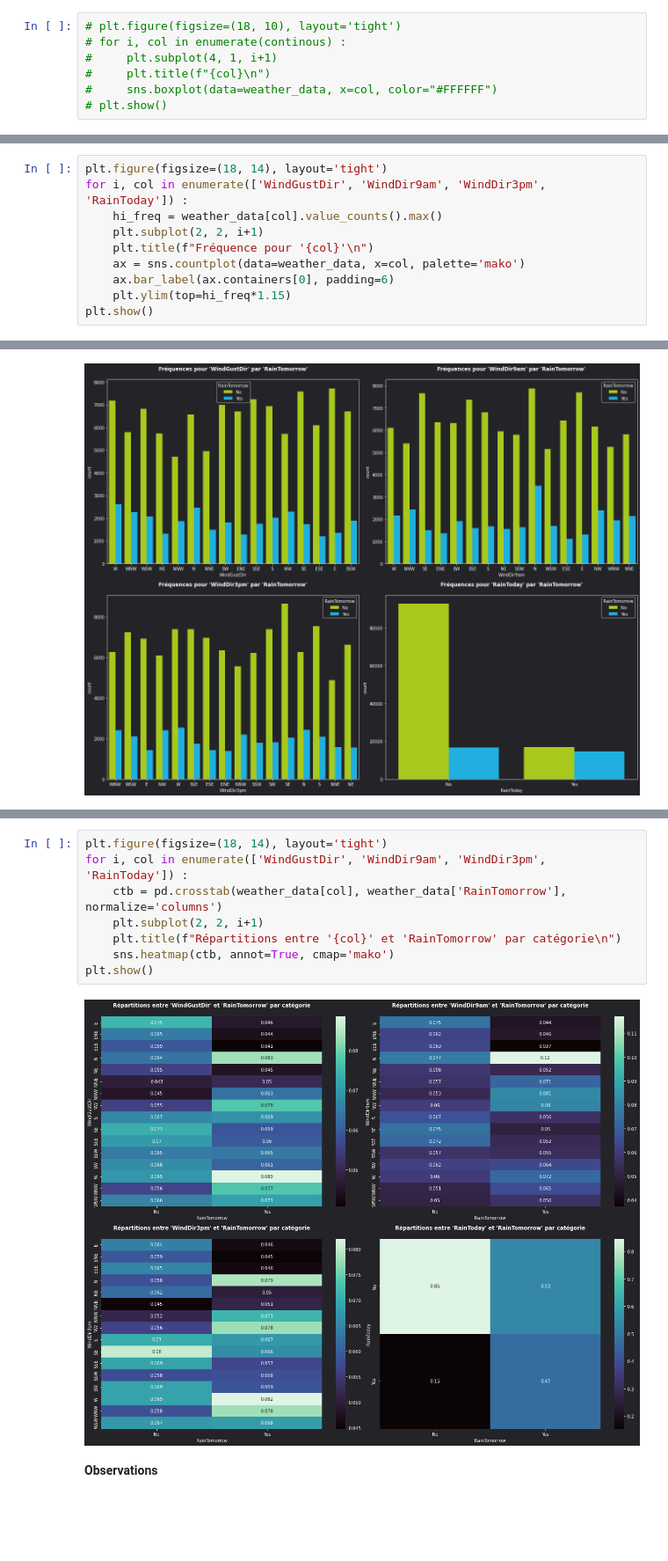
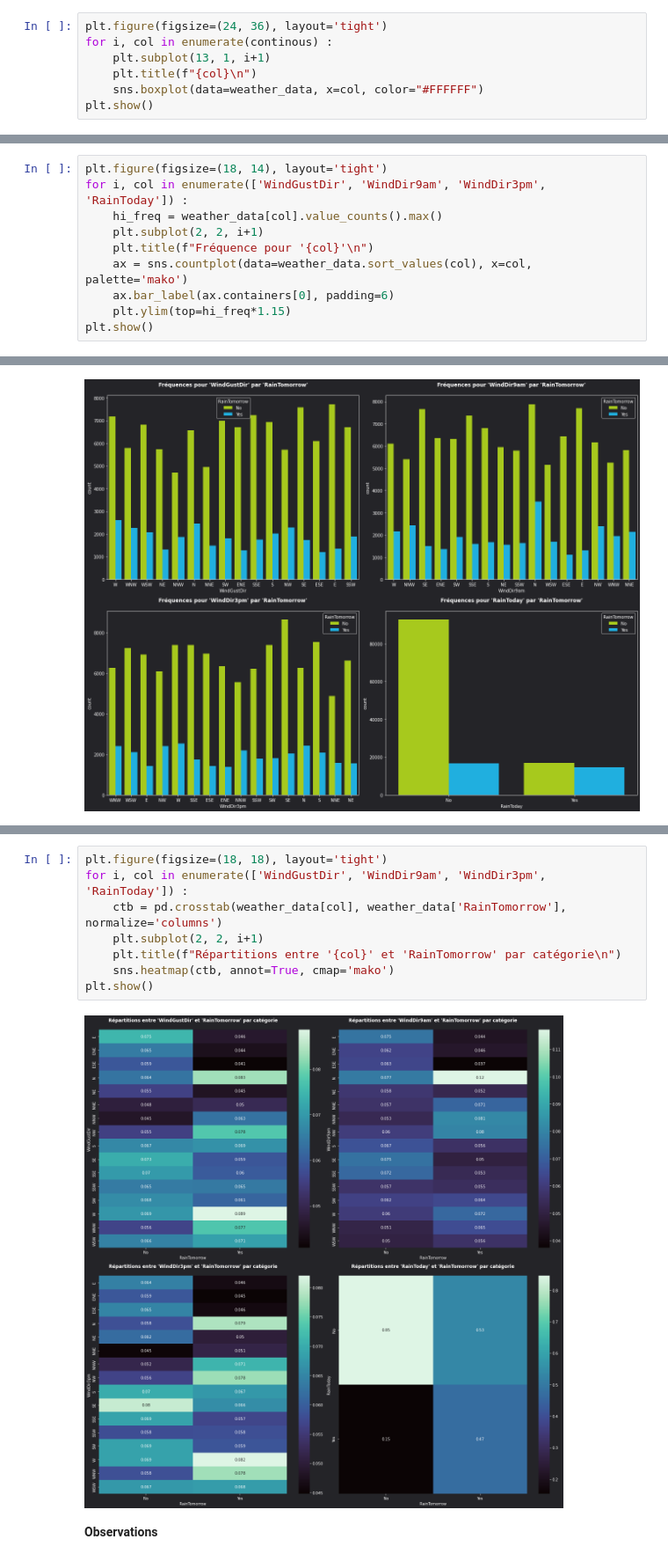
Before and after one commit to ElodieBayet/ai-developer, a Jupyter notebook: 06.projects/03.final/eda_weather.ipynb, the cells around one changed output, grey strips where cells are left out. Shown at 88% size. Cells and saved outputs as stored; diff of their text form; blank space fills up the shorter version.

```diff
--- a/06.projects/03.final/eda_weather.ipynb
+++ b/06.projects/03.final/eda_weather.ipynb
@@ -422,9 +434,9 @@ plt.show()
 # %% [markdown]
 Valeurs aberrantes
 # %%
-# plt.figure(figsize=(18, 10), layout='tight')
-# for i, col in enumerate(continous) :
-#     plt.subplot(4, 1, i+1)
-#     plt.title(f"{col}\n")
-#     sns.boxplot(data=weather_data, x=col, color="#FFFFFF")
-# plt.show()
+plt.figure(figsize=(24, 36), layout='tight')
+for i, col in enumerate(continous) :
+    plt.subplot(13, 1, i+1)
+    plt.title(f"{col}\n")
+    sns.boxplot(data=weather_data, x=col, color="#FFFFFF")
+plt.show()
@@ -506,7 +543,7 @@ for i, col in enumerate(['WindGustDir', 'WindDir9am', 'WindDir3pm', 'RainToday']
     hi_freq = weather_data[col].value_counts().max()
     plt.subplot(2, 2, i+1)
     plt.title(f"Fréquence pour '{col}'\n")
-    ax = sns.countplot(data=weather_data, x=col, palette='mako')
+    ax = sns.countplot(data=weather_data.sort_values(col), x=col, palette='mako')
     ax.bar_label(ax.containers[0], padding=6)
     plt.ylim(top=hi_freq*1.15)
 plt.show()
@@ -655,13 +706,13 @@ plt.show()
 # %%
-plt.figure(figsize=(18, 14), layout='tight')
+plt.figure(figsize=(18, 18), layout='tight')
 for i, col in enumerate(['WindGustDir', 'WindDir9am', 'WindDir3pm', 'RainToday']) :
     ctb = pd.crosstab(weather_data[col], weather_data['RainTomorrow'], normalize='columns')
     plt.subplot(2, 2, i+1)
     plt.title(f"Répartitions entre '{col}' et 'RainTomorrow' par catégorie\n")
     sns.heatmap(ctb, annot=True, cmap='mako')
 plt.show()
 # %% [output]
-[figure, old version]
+[figure, new version]
 # %% [markdown]
 **Observations**
 # %% [markdown]
```
Also changed, not shown: parts of 26 cells of this notebook, 2 other files.
